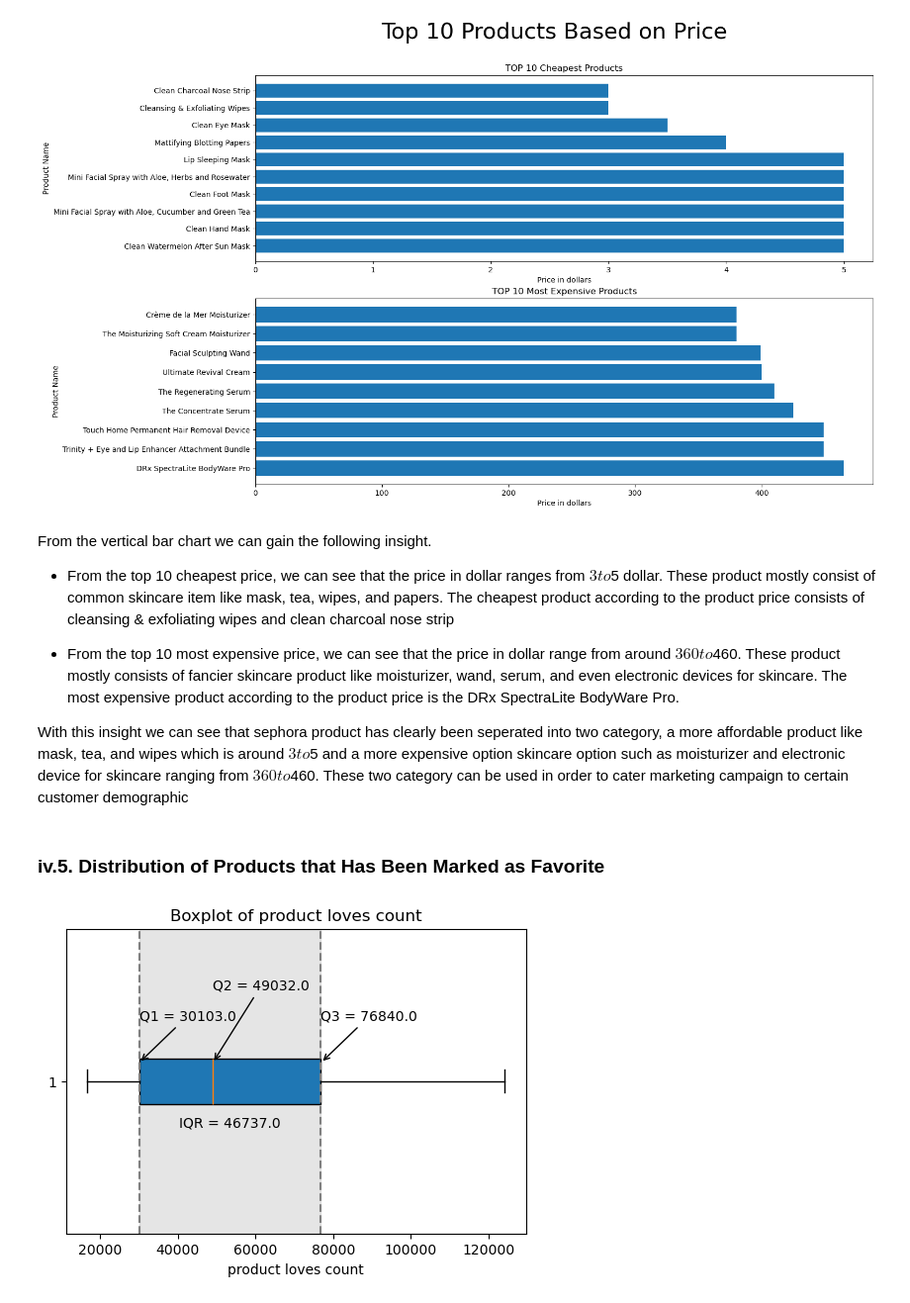
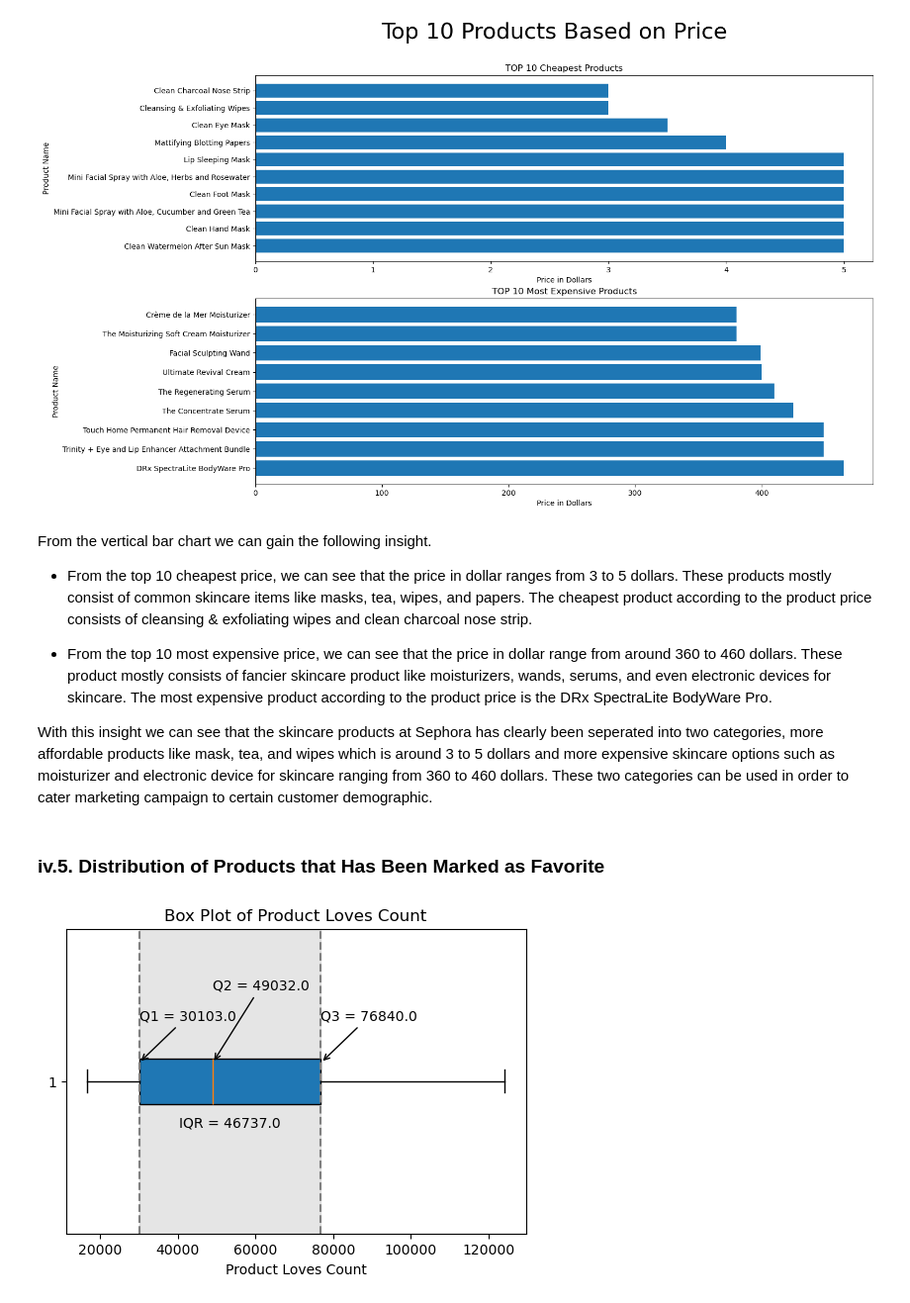
Before and after one commit to juanto26/SkinScout, a Jupyter notebook: Final_Project_EDA.ipynb, the cells around one changed output. Shown at 99% size. Saved outputs shown, nothing was run; the diff lists cells and outputs as text; code cells hidden in the pictures.

```diff
--- a/Final_Project_EDA.ipynb
+++ b/Final_Project_EDA.ipynb
@@ -319,11 +319,11 @@ plt.show()
 # %% [markdown]
 From the vertical bar chart we can gain the following insight.
 
-- From the top 10 cheapest price, we can see that the price in dollar ranges from $3 to $5 dollar. These product mostly consist of common skincare item like mask, tea, wipes, and papers. The cheapest product according to the product price consists of cleansing & exfoliating wipes and clean charcoal nose strip
+- From the top 10 cheapest price, we can see that the price in dollar ranges from 3 to 5 dollars. These products mostly consist of common skincare items like masks, tea, wipes, and papers. The cheapest product according to the product price consists of cleansing & exfoliating wipes and clean charcoal nose strip.
 
-- From the top 10 most expensive price, we can see that the price in dollar range from around $360 to $460. These product mostly consists of fancier skincare product like moisturizer, wand, serum, and even electronic devices for skincare. The most expensive product according to the product price is the DRx SpectraLite BodyWare Pro.
+- From the top 10 most expensive price, we can see that the price in dollar range from around 360 to 460 dollars. These product mostly consists of fancier skincare product like moisturizers, wands, serums, and even electronic devices for skincare. The most expensive product according to the product price is the DRx SpectraLite BodyWare Pro.
 
-With this insight we can see that sephora product has clearly been seperated into two category, a more affordable product like mask, tea, and wipes which is around $3 to $5 and a more expensive option skincare option such as moisturizer and electronic device for skincare ranging from $360 to $460. These two category can be used in order to cater marketing campaign to certain customer demographic
+With this insight we can see that the skincare products at Sephora has clearly been seperated into two categories, more affordable products like mask, tea, and wipes which is around 3 to 5 dollars and more expensive skincare options such as moisturizer and electronic device for skincare ranging from 360 to 460 dollars. These two categories can be used in order to cater marketing campaign to certain customer demographic.
 # %% [markdown]
 ### iv.5. Distribution of Products that Has Been Marked as Favorite
 # %%
@@ -347,21 +347,21 @@ iqr = q3d - q1d
 # %%
 # Creating the box plot
 plt.figure(figsize=(6, 4))
 plt.boxplot(cleaned_data, vert=False, patch_artist=True)
 
 plt.annotate(f'Q1 = {q1d}', xy=(q1d, 1.06), xytext=(q1d, 1.2), arrowprops=dict(facecolor='black', arrowstyle='->'))
 plt.annotate(f'Q2 = {q2d}', xy=(q2d, 1.06), xytext=(q2d, 1.3), arrowprops=dict(facecolor='black', arrowstyle='->'))
 plt.annotate(f'Q3 = {q3d}', xy=(q3d, 1.06), xytext=(q3d, 1.2), arrowprops=dict(facecolor='black', arrowstyle='->'))
 plt.annotate(f'IQR = {iqr}', xy=((q1d+q3d)/2, 0.85), ha='center')
 
 plt.axvline(q1d, linestyle='--', color='gray', label='Q1')
 plt.axvline(q3d, linestyle='--', color='gray', label='Q3')
 plt.axvspan(q1d, q3d, alpha=0.2, color='gray', label='IQR')
 
-plt.xlabel('product loves count')
-plt.title('Boxplot of product loves count')
+plt.xlabel('Product Loves Count')
+plt.title('Box Plot of Product Loves Count')
 
 plt.show()
 # %% [output]
-[figure, old version]
+[figure, new version]
 # %% [markdown]
```
Also changed, not shown: parts of 14 cells of this notebook, 13 other files.
